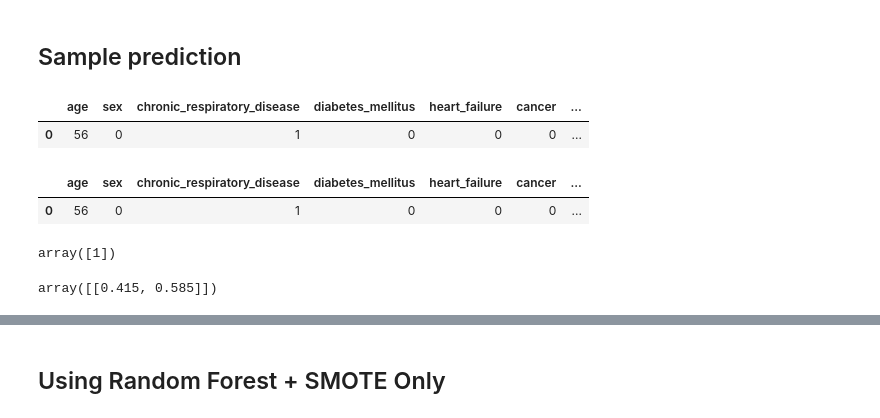
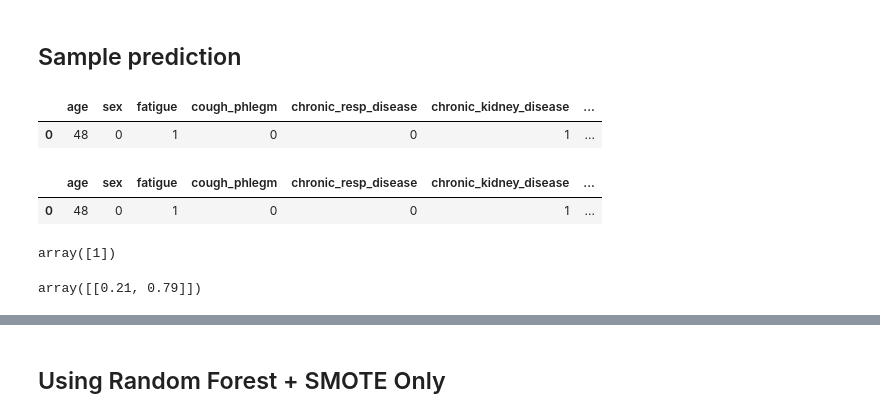
Before and after one commit to datsudo/pneumonia-predictor, a Jupyter notebook: training.ipynb, the cells around one changed output, grey strips where cells are left out. Drawn from its saved outputs; the diff is of its cells as text; code cells hidden in the pictures.

```diff
--- a/training.ipynb
+++ b/training.ipynb
@@ -23,7 +23,7 @@ from pneumonia_predictor.backend.rf_smote import RfSMOTE
 from pneumonia_predictor.backend.utils import get_feature_target_set
 # %%
 DATASET = load_data("pneumonia_sample")
-TARGET = "pneumonia_admission"
+TARGET = "pneumonia"
 TEST_SIZE = 0.3
 N_TREES = 100  # n_estimators for RandomForestClassifier
 N_ITERATIONS = 5
@@ -79,25 +79,40 @@ pneumonia_predictor = joblib.load("saved_models/pneumonia_predictor.pkl")
 # %%
 all_cols = [
     "age",
     "sex",
-    "chronic_respiratory_disease",
+    "fatigue",
+    "cough_phlegm",
+    "chronic_resp_disease",
+    "chronic_kidney_disease",
     "diabetes_mellitus",
     "heart_failure",
     "cancer",
-    "chronic_kidney_disease",
+    "systoic_bp",
+    "dias_bp",
+    "pulse_rate",
+    "resp_rate",
+    "temp",
+    "hemoglobin",
+    "hematocrit",
+    "rbc",
+    "wbc",
+    "platelets",
+    TARGET,
 ]
-all_cols.append(TARGET)
-new_data = pd.DataFrame([[56, 0, 1, 0, 0, 0, 1, 1]], columns=all_cols)
+new_data = pd.DataFrame(
+    [[48,0,1,0,0,1,0,0,1,212,111,83,46,36.27,154,0.15,4.48,15.91,457,1]],
+    columns=all_cols
+)
 new_data
 # %% [output]
-|  | age | sex | chronic_respiratory_disease | diabetes_mellitus | heart_failure | cancer | ... |
-| 0 | 56 | 0 | 1 | 0 | 0 | 0 | ... |
+|  | age | sex | fatigue | cough_phlegm | chronic_resp_disease | chronic_kidney_disease | ... |
+| 0 | 48 | 0 | 1 | 0 | 0 | 1 | ... |
 # %%
 X_new = new_data.drop(TARGET, axis=1)
 X_new
 # %% [output]
-|  | age | sex | chronic_respiratory_disease | diabetes_mellitus | heart_failure | cancer | ... |
-| 0 | 56 | 0 | 1 | 0 | 0 | 0 | ... |
+|  | age | sex | fatigue | cough_phlegm | chronic_resp_disease | chronic_kidney_disease | ... |
+| 0 | 48 | 0 | 1 | 0 | 0 | 1 | ... |
 # %%
 pred = pneumonia_predictor.predict(X_new)
 # %%
@@ -109,7 +124,7 @@ pred_probabilities = pneumonia_predictor.predict_proba(X_new)
 # %%
 pred_probabilities
 # %% [output]
-array([[0.415, 0.585]])
+array([[0.21, 0.79]])
 # %%
 rf_active_smote.display_results("acc")
 rf_active_smote.display_results("min")
```
Also changed, not shown: parts of 5 cells of this notebook, 14 other files.
